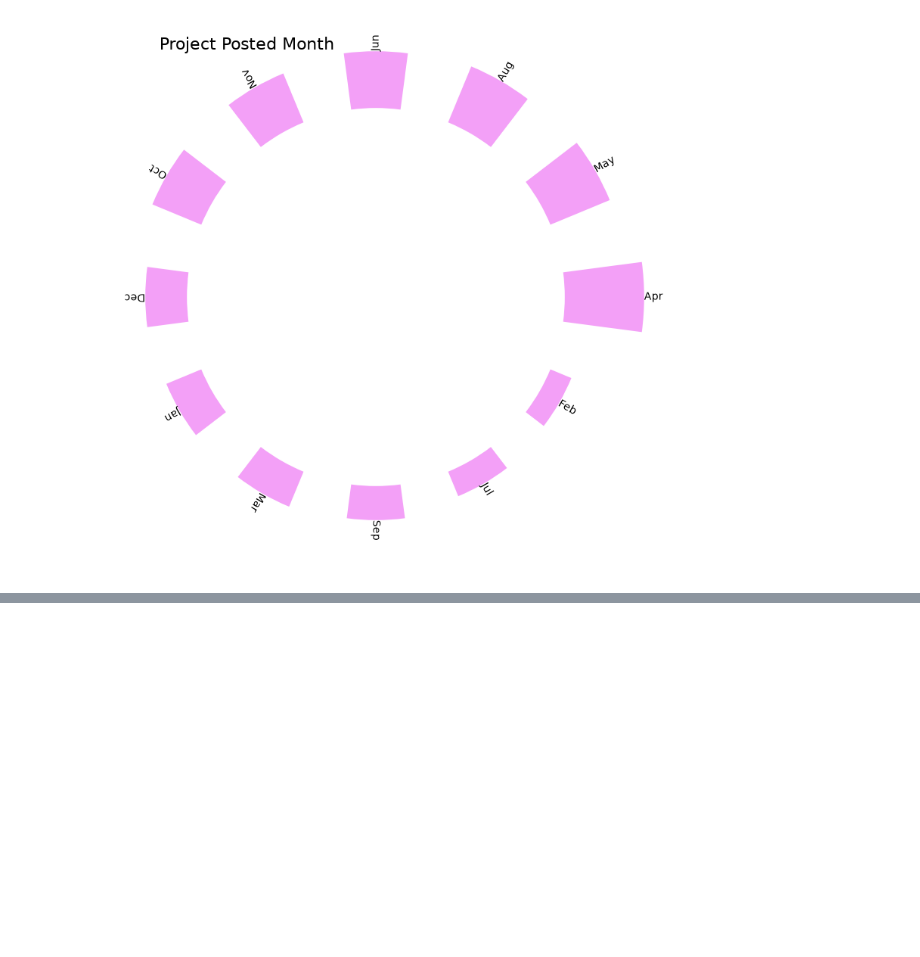
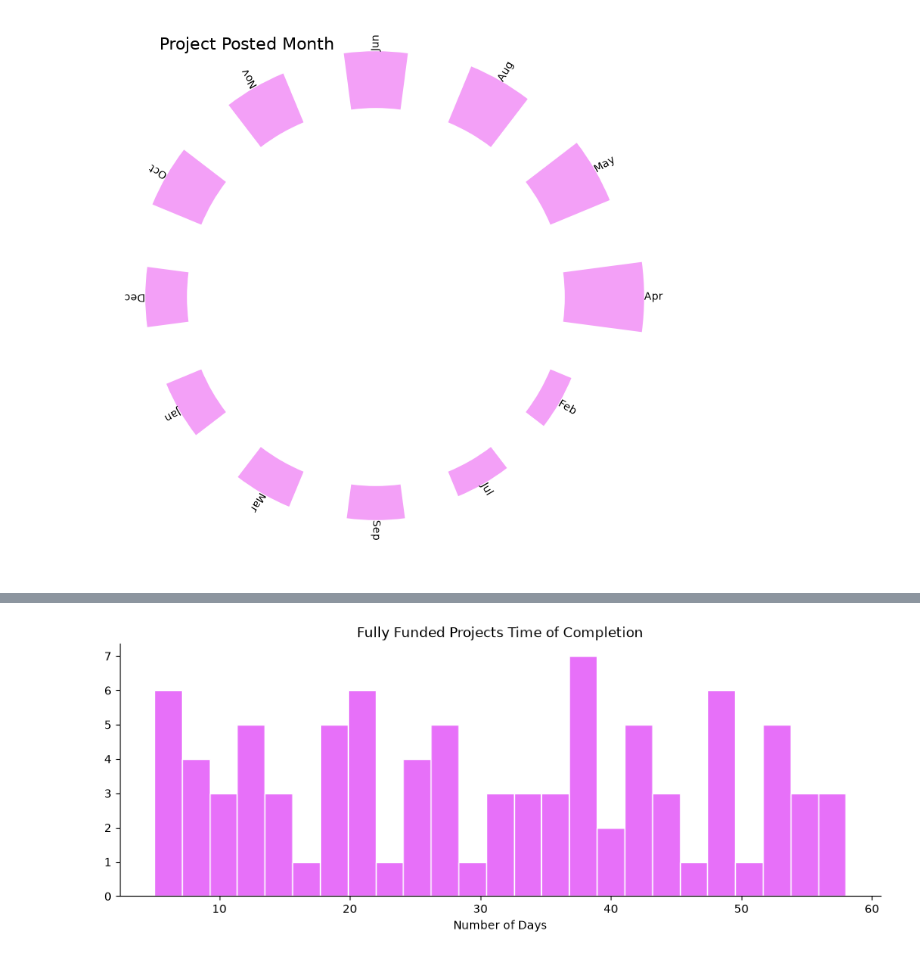
Before and after one commit to Danny88e/ECBD-9A-IDGS-Practicas_230040, a Jupyter notebook: Practica 4/Practica 4.ipynb, the cells around one changed output, grey strips where cells are left out. Saved outputs shown, nothing was run; the diff lists cells and outputs as text; code cells hidden in the pictures; blank space fills up the shorter version.

```diff
--- a/Practica 4/Practica 4.ipynb
+++ b/Practica 4/Practica 4.ipynb
@@ -2053,0 +2247,13 @@ trace2 = bar_ver_noagg(t['Posted Year'], t['Posted Month'], "", "#9887ed", None,
+# %%
+t = projects_df[projects_df['Project Current Status'] == "Fully Funded"]
+t['Funding Time'] = t['Funding Time'].apply(lambda x : int(str(x).split()[0]))
+
+plt.figure(figsize=(12,4));
+ax = t['Funding Time'].hist(bins=25, edgecolor='white', color="#e770f9")
+ax.grid(False);
+ax.spines['top'].set_visible(False);
+ax.spines['right'].set_visible(False);
+plt.xlabel('Number of Days');
+plt.title('Fully Funded Projects Time of Completion');
+# %% [output]
+[figure, added]
```
Also changed, not shown: parts of 97 cells of this notebook, 6 other files.
